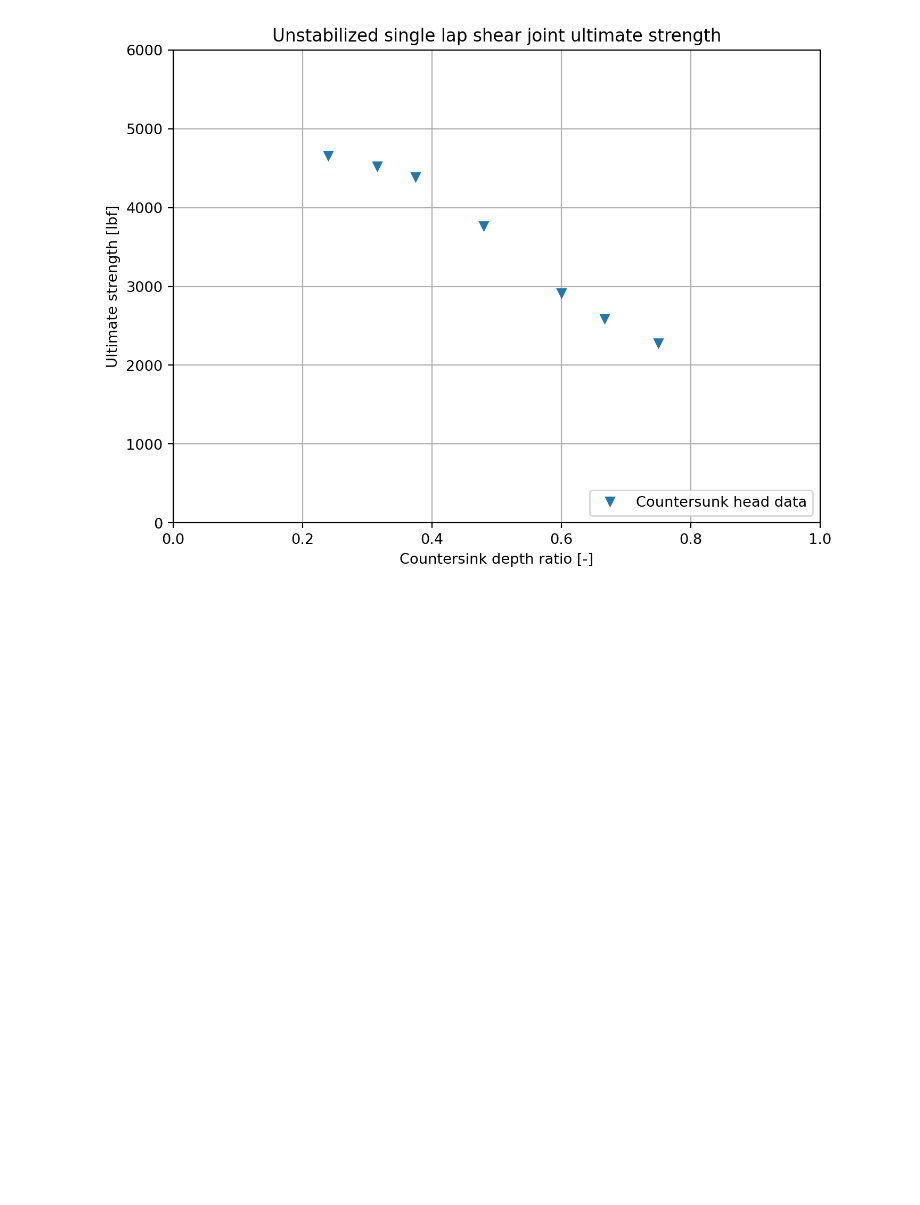
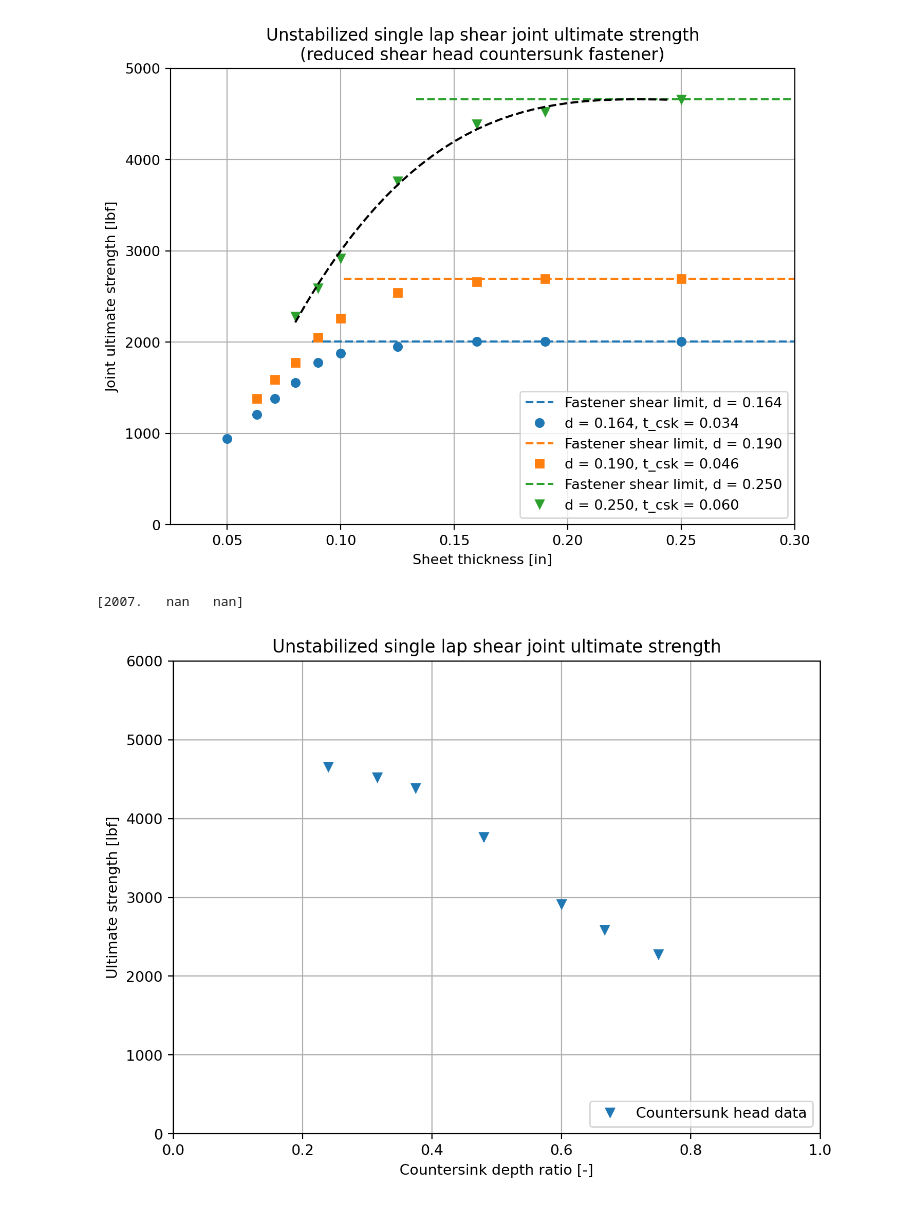
Before and after one commit to edp8489/edp8489.github.io, a Jupyter notebook: assets/csk_post/csk_plots.ipynb, the cells around one changed output. Drawn from its saved outputs; the diff is of its cells as text; code cells hidden in the pictures; blank space fills up the shorter version.

```diff
--- a/assets/csk_post/csk_plots.ipynb
+++ b/assets/csk_post/csk_plots.ipynb
@@ -23,20 +23,33 @@ All data for DIA .250 fasteners
 # thickness, in
 t = np.array([.080, .090, .100, .125, .160, .190, .250])
 
+t_arr = np.array([0.05, 0.063, 0.071, .080, .090, .100, .125, .160, .190, .250])
+d_arr = np.array([0.164, 0.190, 0.250])
+Pult_csk_arr = np.empty((len(t_arr),3))
+Pult_prot_arr = np.empty((len(t_arr),3))
+
 # nominal shank diameter, in
 D = 0.250
 
 # countersink head height, in
 t_csk = 0.060
+t_csk_arr = np.array([0.034, 0.046, 0.060])
 
 # Fastener ultimate shear strength @ shank, lbf
 Psu = 4660
+Psu_arr = np.array([2007, 2694, 4660])
 
-# Joint ultimate strength CASR925 protruding shear head, lbf
+# Joint ultimate strength CSR925 protruding shear head, lbf
 Pult_prot = np.array([2415, 2688, 2960, 3641, 4595, 4660, 4660])
 
 # Joint ultimate strength, CSR924 100* flush shear head, lbf
+# dia .164
+Pult_csk_arr[:,0] = [941, 1207, 1385, 1557, 1775, 1876, 1950, 2007, 2007, 2007]
+# dia .190
+Pult_csk_arr[:,1] = [np.nan, 1383, 1588, 1779, 2050, 2263, 2542, 2660, 2694, 2694]
+# dia .250
 Pult_csk = np.array([2281, 2594, 2919, 3765, 4387, 4525, 4660])
+Pult_csk_arr[:,2] = [np.nan, np.nan, np.nan, 2281, 2594, 2919, 3765, 4387, 4525, 4660]
 
 # Ultimate bearing strength, Clad 7075-T6, e/D = 2.0, A-basis, psi
 Fbru_2A = 140000
@@ -47,6 +60,7 @@ Fbru_2B = 154000
 
 # thickness at which bearing strength equals fastener shear strength, in
 teq_A = Psu/(Fbru_2A*D)
+teq_A_arr = Pult_csk_arr[-1,:]/(Fbru_2A*d_arr)
 teq_B = Psu/(Fbru_2B*D)
 
 tbru_A = np.array([0,teq_A, 1.5*max(t)])
@@ -90,3 +104,29 @@ plt.grid(visible=True, which='both', axis='both')
+# %%
+# Plots!
+
+plt.figure(num=5,dpi=196, figsize=(8,6))
+plt.title('Unstabilized single lap shear joint ultimate strength\n(reduced shear head countersunk fastener)')
+plt.xlabel('Sheet thickness [in]')
+plt.ylabel('Joint ultimate strength [lbf]')
+plt.xlim((0.025, 0.3))
+plt.ylim((0,5000))
+#plt.plot(tbru_A,Pbru_2A,'--r', label='Joint Bearing/Shear Strength Envelope (A-Basis)')
+plt.plot([teq_A_arr[0], 0.3],[Psu_arr[0],Psu_arr[0]], linestyle='--', color='C0', label='Fastener shear limit, d = {:.3f}'.format(d_arr[0]))
+plt.plot(t_arr,Pult_csk_arr[:,0],marker='o', linestyle="None", label='d = {:.3f}, t_csk = {:.3f}'.format(d_arr[0],t_csk_arr[0]))
+plt.plot([teq_A_arr[1], 0.3],[Psu_arr[1],Psu_arr[1]], linestyle='--', color='C1', label='Fastener shear limit, d = {:.3f}'.format(d_arr[1]))
+plt.plot(t_arr,Pult_csk_arr[:,1],marker='s', linestyle="None", label='d = {:.3f}, t_csk = {:.3f}'.format(d_arr[1],t_csk_arr[1]))
+plt.plot([teq_A_arr[2], 0.3],[Psu_arr[2],Psu_arr[2]], linestyle='--', color='C2', label='Fastener shear limit, d = {:.3f}'.format(d_arr[2]))
+plt.plot(t_arr,Pult_csk_arr[:,2],marker='v', linestyle="None", label='d = {:.3f}, t_csk = {:.3f}'.format(d_arr[2],t_csk_arr[2]))
+#plt.plot(t,Pult_csk/0.85,'v', label='Countersunk head (TYP estimate)')
+plt.plot(tfit,x3fit(tfit),'--k')
+plt.legend(loc=4)
+plt.grid(visible=True, which='both', axis='both')
+# %% [output]
+[figure, added]
+# %%
+print(np.amax(Pult_csk_arr, axis=0))
+# %% [output]
+[2007.   nan   nan]
 # %%
 plt.figure(num=2,dpi=196, figsize=(8,6))
 plt.title('Unstabilized single lap shear joint ultimate strength')
```
Also changed, not shown: parts of 2 cells of this notebook, 1 other file.
